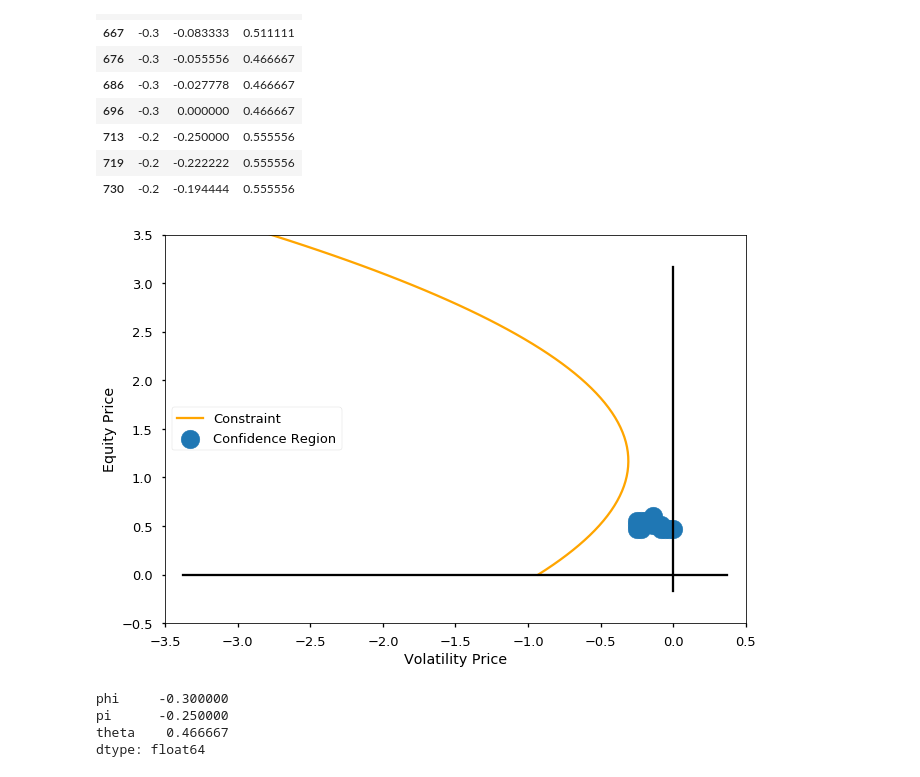
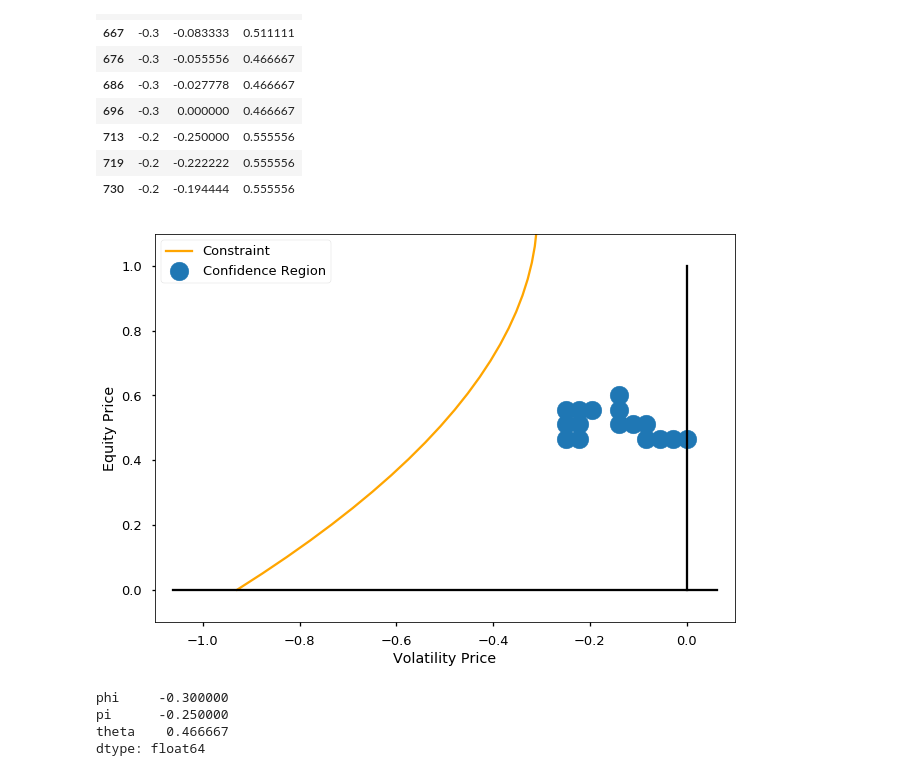
Before and after one commit to sangrey/RiskPriceInference, a Jupyter notebook: volpriceinference/robust_inference_on_data.ipynb, the cells around one changed output. Saved outputs shown, nothing was run; the diff lists cells and outputs as text; code cells hidden in the pictures.

```diff
--- a/volpriceinference/robust_inference_on_data.ipynb
+++ b/volpriceinference/robust_inference_on_data.ipynb
@@ -217,25 +205,25 @@ accepted_vals
 # %%
 fig3, ax3 = mpl.pyplot.subplots()
 ax3.scatter(y=accepted_vals.theta, x=accepted_vals.pi, marker='o', s=350, label='Confidence Region')
 ax3.set_xlim([-3.5, .5])
 ax3.set_ylim([-.5, 3.5])
 yvals = np.linspace(0,5,100)
 xvals = [constraint(omega['scale'], omega['psi'], omega['zeta'], x) for x in yvals]
 ax3.plot(xvals, yvals, color='orange', label='Constraint')
 ax3.axvline(0,  ymin=.5 /6, ymax=1 - .5/6, color='black')
 ax3.axvline(-15,  ymin=.5 /6, ymax=1 - .5/6, color='black')
 ax3.axhline(0,  xmin=.5 /16, xmax=1 - .5/16, color='black')
 ax3.axhline(5,  xmin=.5 /16, xmax=1 - .5/16, color='black')
 ax3.legend()
 ax3.set_ylabel('Equity Price')
 ax3.set_xlabel('Volatility Price')
-# ax3.set_ylim([-0.1, 1.1])
-# ax3.set_xlim([-1.1, 0.1])
+ax3.set_ylim([-0.1, 1.1])
+ax3.set_xlim([-1.1, 0.1])
 
 fig3.savefig('../doc/figures/confidence_region.tmp.pdf', frameon=False, pad_inches=0, bbox_inches='tight',
             transparent=True)
 # %% [output]
-[figure, old version]
+[figure, new version]
 # %%
 accepted_vals.min()
 # %% [output]
```
Also changed, not shown: parts of 1 cell of this notebook.
